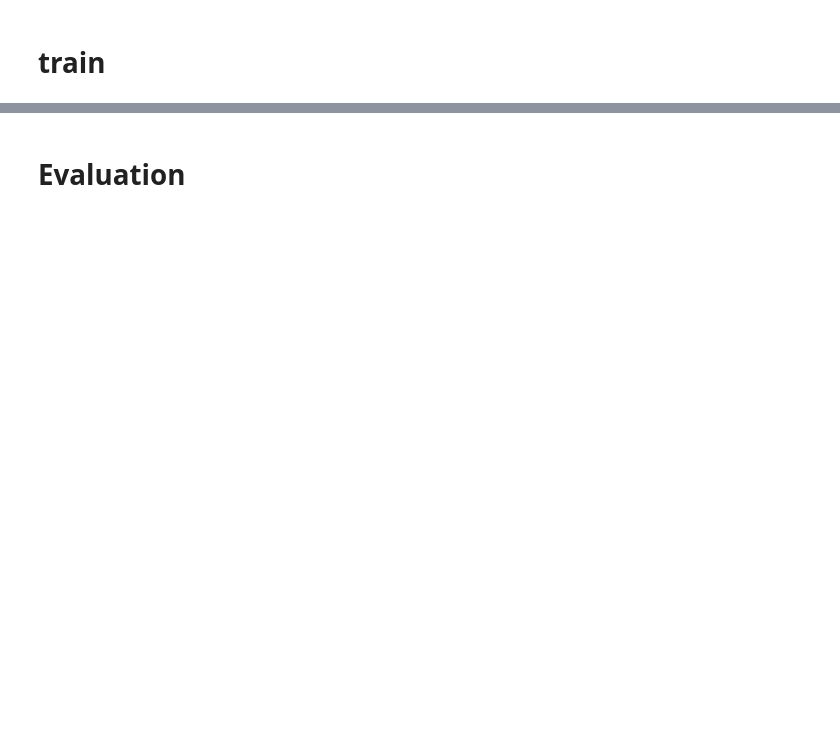
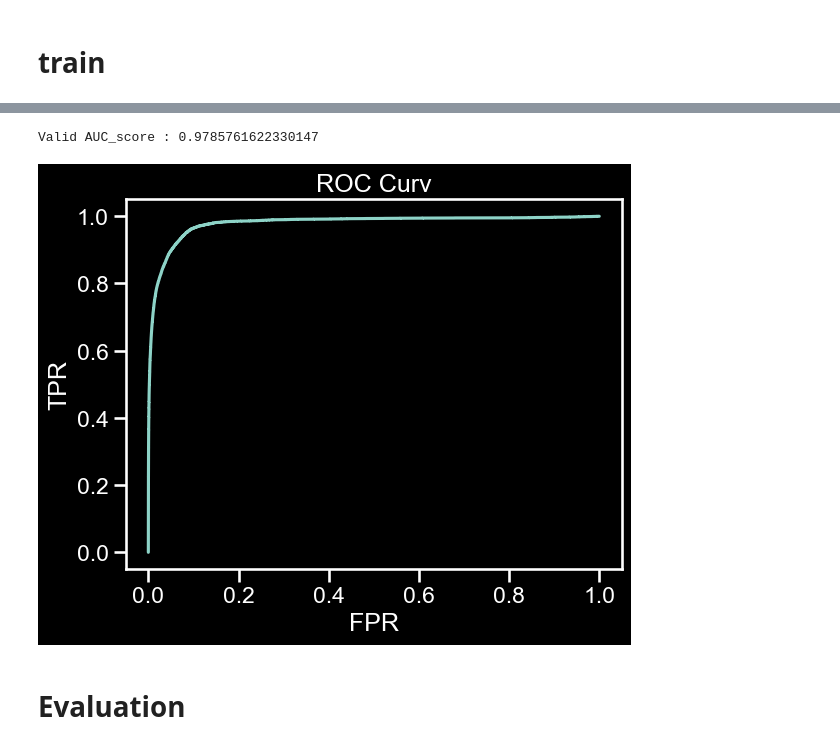
Before and after one commit to FSYFSYFSY/Bert_Toxic_Comment_Classification, a Jupyter notebook: toxic_comment_classify.ipynb, the cells around one changed output, grey strips where cells are left out. Drawn from its saved outputs; the diff is of its cells as text; code cells hidden in the pictures; blank space fills up the shorter version.

```diff
--- a/toxic_comment_classify.ipynb
+++ b/toxic_comment_classify.ipynb
@@ -283,3 +413,25 @@ print(len(best_train_losses))
+# %%
+
+config_path = './fintune_bert/config.json'
+model_path = './fintune_bert/model.safetensors'
+config = transformers.BertConfig.from_json_file(config_path)
+model = transformers.BertForSequenceClassification.from_pretrained(model_path, config=config).to(device)
+valid_loss, valid_acc, valid_probs = validating(valid_dataloader, model)
+valid_probs = np.asarray(valid_probs).flatten()
+y_valid = p_valid[['toxic', 'severe_toxic','obscene', 'threat', 'insult','identity_hate']].to_numpy().flatten()
+fpr, tpr, _ = roc_curve(y_valid, valid_probs)
+
+print("Valid AUC_score : " + str(roc_auc_score(y_valid, valid_probs)))
+
+fig, ax = plt.subplots()
+ax.plot(fpr, tpr)
+ax.set_title('ROC Curv')
+ax.set_xlabel('FPR')
+ax.set_ylabel('TPR')
+plt.show()
+# %% [output]
+Valid AUC_score : 0.9785761622330147
+[figure, added]
 # %% [markdown]
 # Evaluation
 # %%
```
Also changed, not shown: parts of 19 cells of this notebook, 1 other file.
